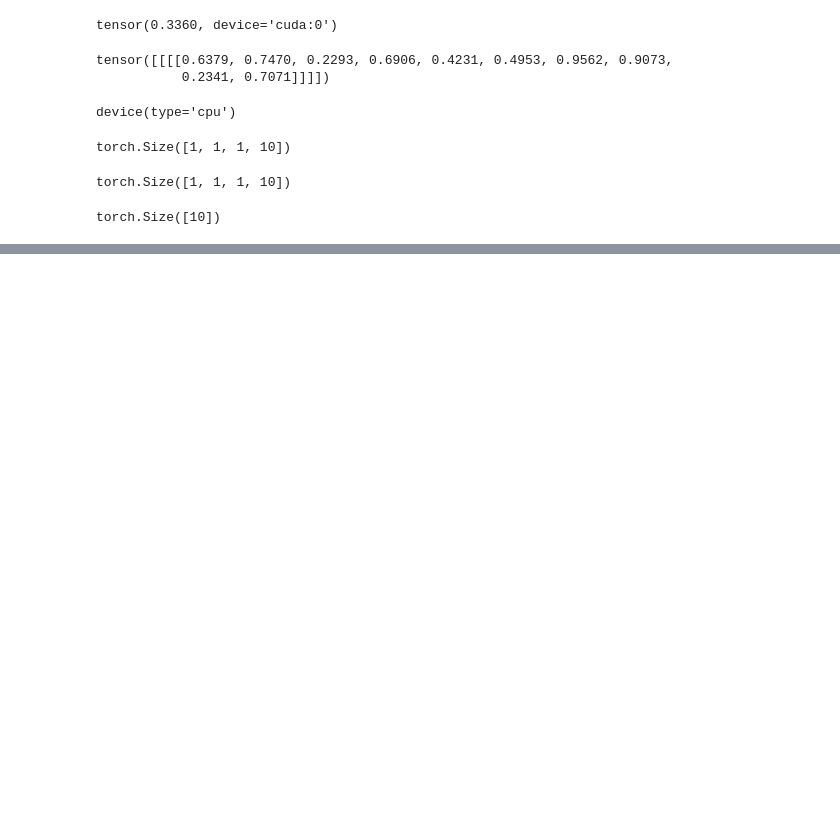
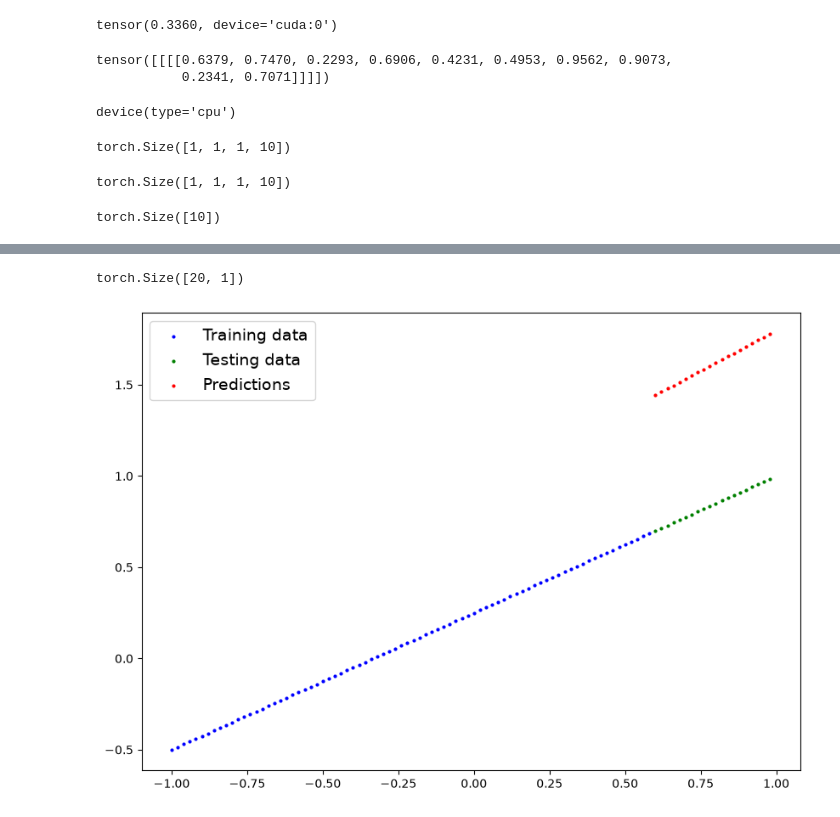
Before and after one commit to keljorden/deepLearning, a Jupyter notebook: torchtest.ipynb, the cells around one changed output, grey strips where cells are left out. Cells and saved outputs as stored; diff of their text form; code cells hidden in the pictures; blank space fills up the shorter version.

```diff
--- a/torchtest.ipynb
+++ b/torchtest.ipynb
@@ -436,0 +512,15 @@ torch.Size([10])
+# %%
+class LinearRegression(nn.Module):
+    def __init__ (self):
+        super().__init__()
+
+        self.weight = nn.Parameter(torch.rand(1, dtype = torch.float), requires_grad = True)
+        self.bias = nn.Parameter(torch.rand(1, dtype = torch.float), requires_grad = True)
+
+    def forward(self, x: torch.Tensor) -> torch.Tensor:
+        return self.weight * x + self.bias
+# %%
+torch.manual_seed(42)
+
+lr_model = LinearRegression()
+list(lr_model.parameters())
@@ -436,0 +536,3 @@ torch.Size([10])
+# %%
+with torch.inference_mode():
+    y_pred = lr_model(X_test)
@@ -436,0 +561,8 @@ torch.Size([10])
+# %%
+y_pred.shape
+# %% [output]
+torch.Size([20, 1])
+# %%
+plot_predictions(predictions=y_pred)
+# %% [output]
+[figure, added]
```
Also changed, not shown: parts of 20 cells of this notebook.
